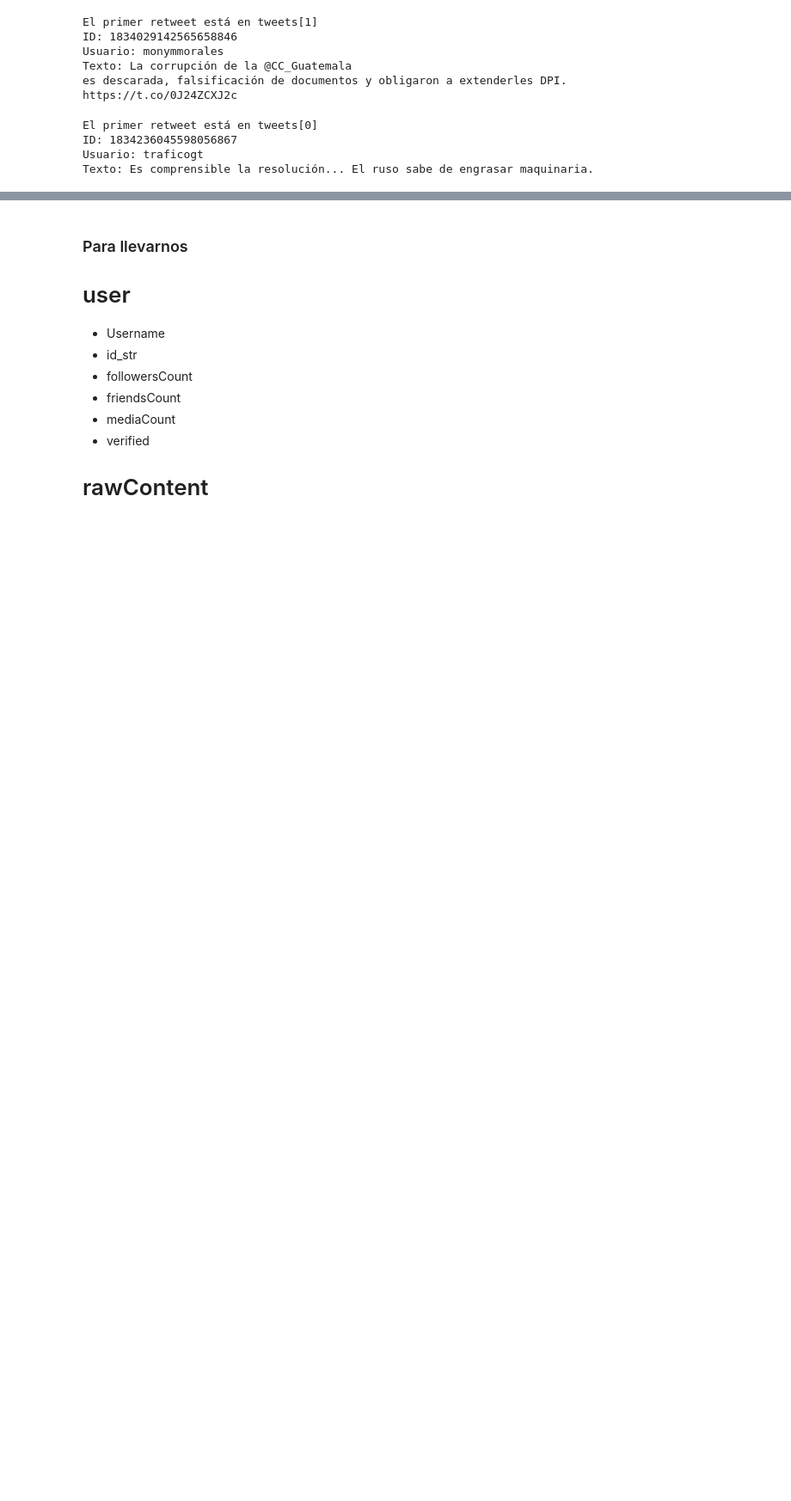
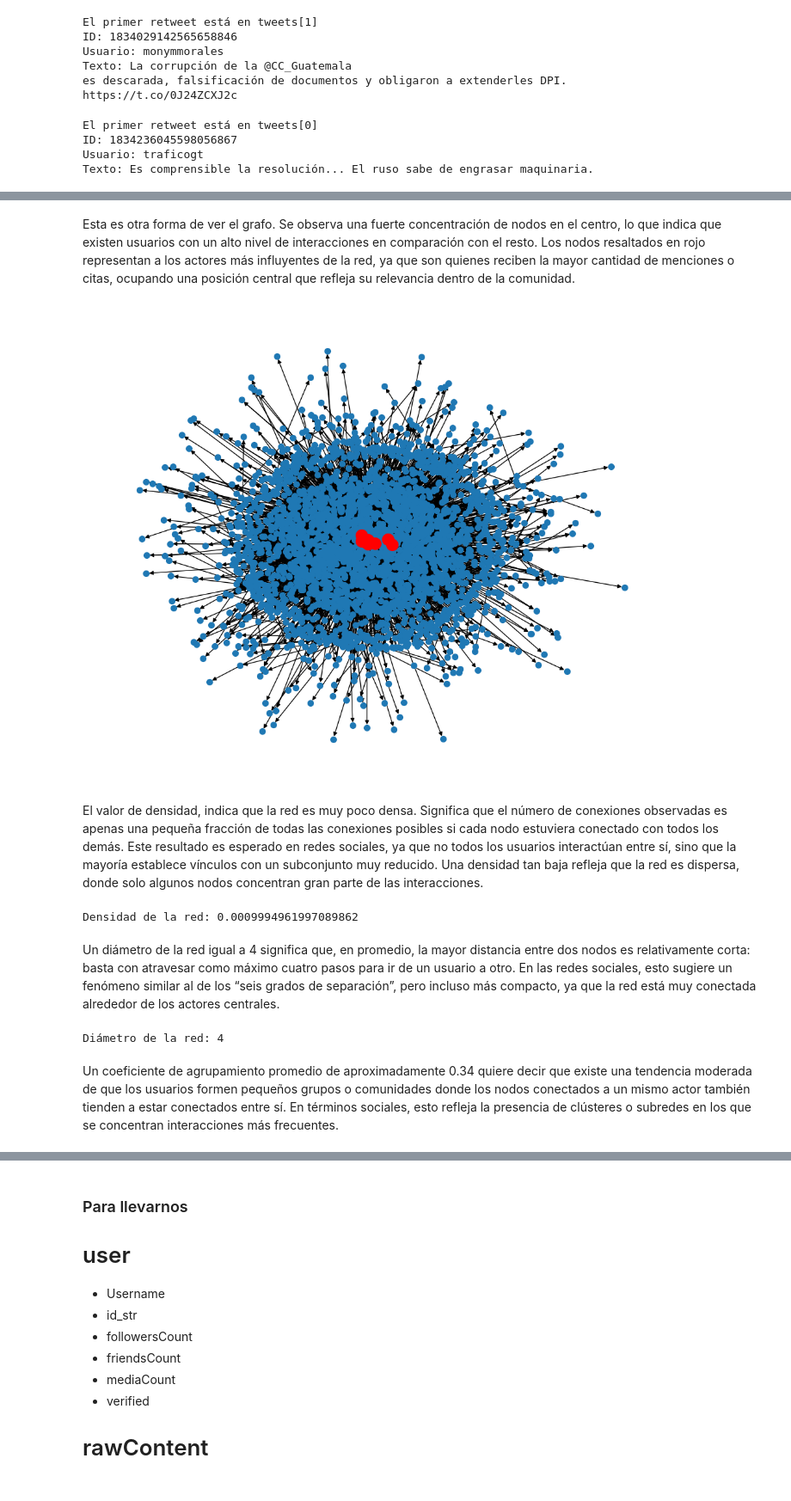
Before and after one commit to Gerax5/DS-lab6, a Jupyter notebook: greport.ipynb, the cells around one changed output, grey strips where cells are left out. Shown at 86% size. Saved outputs shown, nothing was run; the diff lists cells and outputs as text; code cells hidden in the pictures; blank space fills up the shorter version.

```diff
--- a/greport.ipynb
+++ b/greport.ipynb
@@ -326,0 +252,20 @@ ValueError: 'transparent' is not a valid value for color: supported inputs are (
+# %%
+df_edges["targetName"] = df_edges["usernames"].apply(lambda x: x[1])
+
+# Más mencionado por nombre
+most_mentioned_name = (
+    df_edges[df_edges["relation_type"] == "mentioned"]
+    .groupby("targetName")
+    .size()
+    .reset_index(name="mention_count")
+    .sort_values("mention_count", ascending=False)
+)
+
+# Más citado por nombre
+most_quoted_name = (
+    df_edges[df_edges["relation_type"] == "quote"]
+    .groupby("targetName")
+    .size()
+    .reset_index(name="quote_count")
+    .sort_values("quote_count", ascending=False)
+)
@@ -326,0 +286,43 @@ ValueError: 'transparent' is not a valid value for color: supported inputs are (
+# %% [markdown]
+Esta es otra forma de ver el grafo. Se observa una fuerte concentración de nodos en el centro, lo que indica que existen usuarios con un alto nivel de interacciones en comparación con el resto. Los nodos resaltados en rojo representan a los actores más influyentes de la red, ya que son quienes reciben la mayor cantidad de menciones o citas, ocupando una posición central que refleja su relevancia dentro de la comunidad.
+# %%
+import networkx as nx
+import matplotlib.pyplot as plt
+
+# Crear grafo dirigido
+G = nx.from_pandas_edgelist(df_edges, source="source", target="target", create_using=nx.DiGraph())
+
+plt.figure(figsize=(10, 8))
+pos = nx.spring_layout(G, k=0.5, iterations=50)
+nx.draw(G, pos, with_labels=False, node_size=50, arrows=True)
+
+# Resaltar nodos más conectados
+degree_dict = dict(G.degree())
+nx.draw_networkx_nodes(G, pos, nodelist=sorted(degree_dict, key=degree_dict.get, reverse=True)[:10],
+                       node_color="red", node_size=200)
+
+plt.show()
+# %% [output]
+[figure, added]
+# %% [markdown]
+El valor de densidad, indica que la red es muy poco densa. Significa que el número de conexiones observadas es apenas una pequeña fracción de todas las conexiones posibles si cada nodo estuviera conectado con todos los demás. Este resultado es esperado en redes sociales, ya que no todos los usuarios interactúan entre sí, sino que la mayoría establece vínculos con un subconjunto muy reducido. Una densidad tan baja refleja que la red es dispersa, donde solo algunos nodos concentran gran parte de las interacciones.
+# %%
+density = nx.density(G)
+print("Densidad de la red:", density)
+# %% [output]
+Densidad de la red: 0.0009994961997089862
+# %% [markdown]
+Un diámetro de la red igual a 4 significa que, en promedio, la mayor distancia entre dos nodos es relativamente corta: basta con atravesar como máximo cuatro pasos para ir de un usuario a otro. En las redes sociales, esto sugiere un fenómeno similar al de los “seis grados de separación”, pero incluso más compacto, ya que la red está muy conectada alrededor de los actores centrales.
+# %%
+if nx.is_connected(G.to_undirected()):
+    diameter = nx.diameter(G.to_undirected())
+else:
+    largest_cc = max(nx.connected_components(G.to_undirected()), key=len)
+    subgraph = G.subgraph(largest_cc)
+    diameter = nx.diameter(subgraph.to_undirected())
+
+print("Diámetro de la red:", diameter)
+# %% [output]
+Diámetro de la red: 4
+# %% [markdown]
+Un coeficiente de agrupamiento promedio de aproximadamente 0.34 quiere decir que existe una tendencia moderada de que los usuarios formen pequeños grupos o comunidades donde los nodos conectados a un mismo actor también tienden a estar conectados entre sí. En términos sociales, esto refleja la presencia de clústeres o subredes en los que se concentran interacciones más frecuentes.
```
Also changed, not shown: parts of 35 cells of this notebook, 8 other files.
